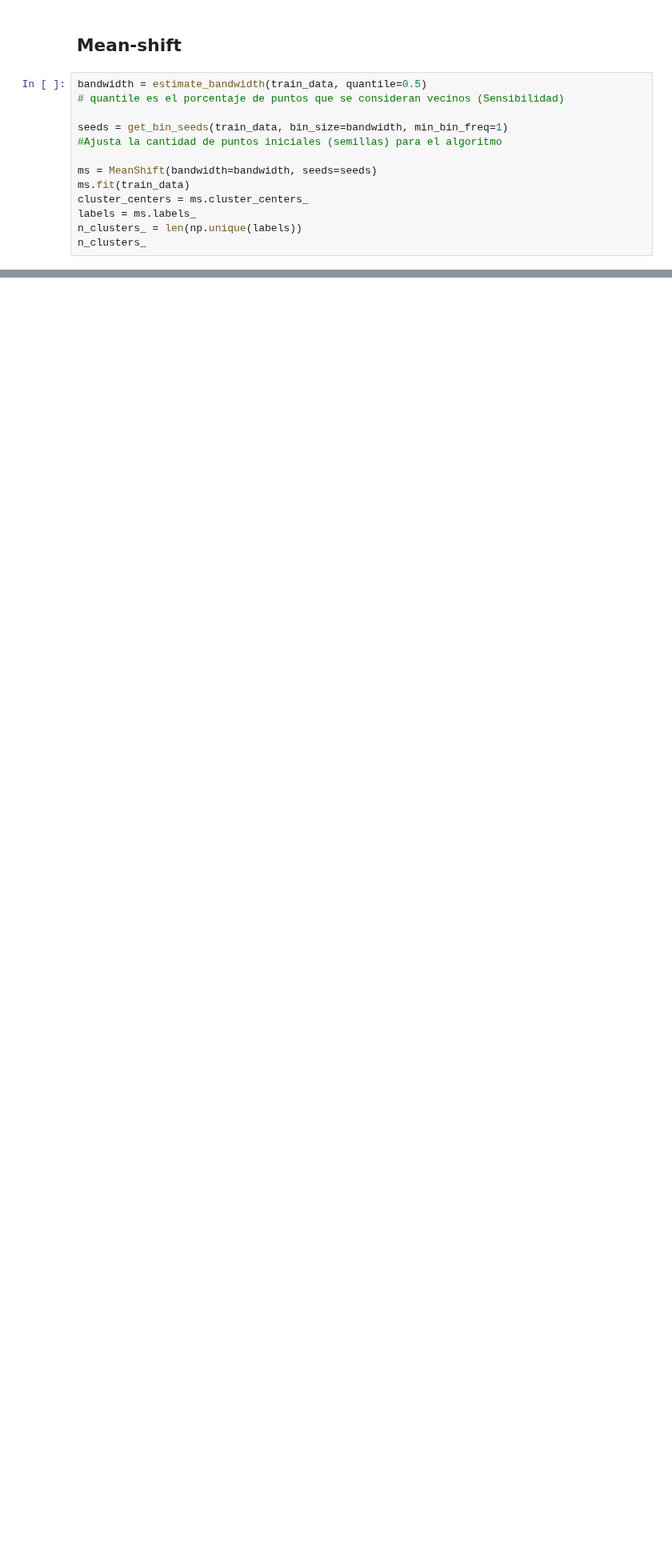
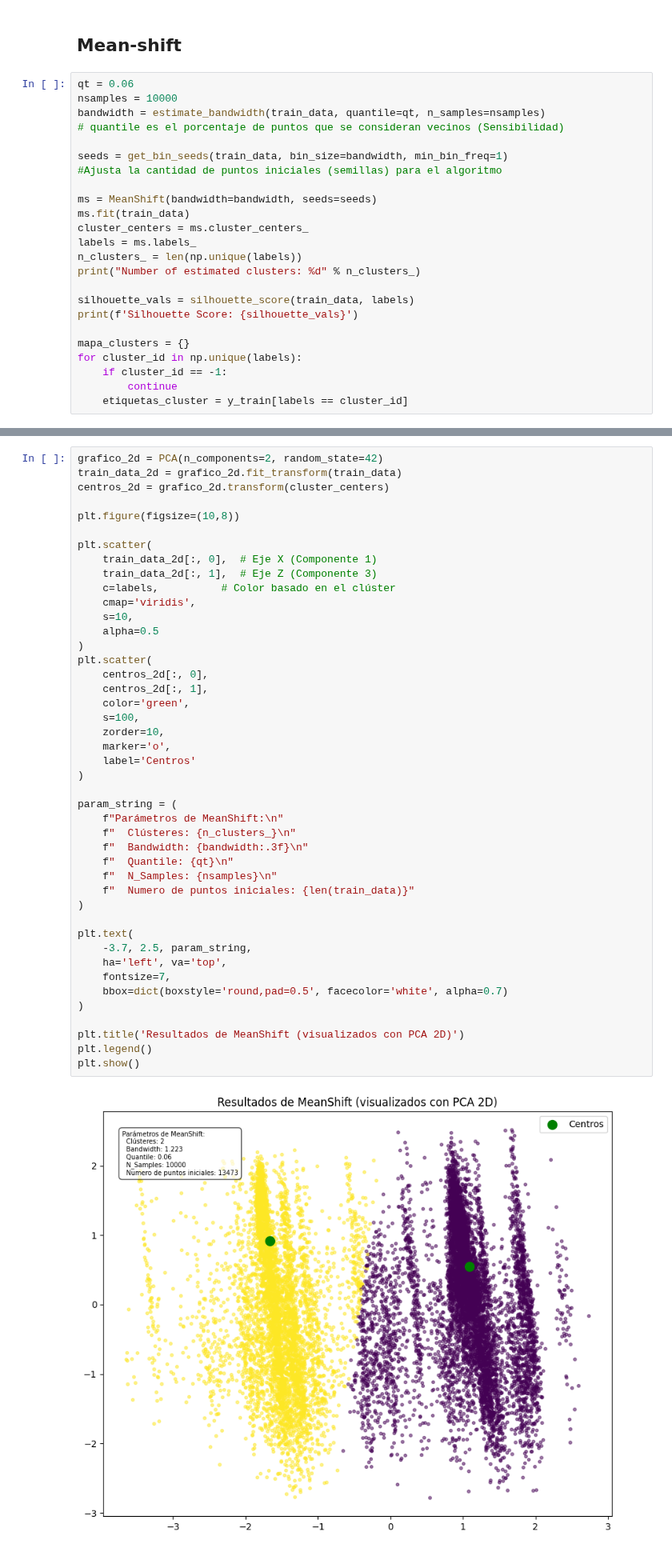
Before and after one commit to branxeto/Laboratorios, a Jupyter notebook: Lab IA/Tarea 2/Item1.ipynb, the cells around one changed output, grey strips where cells are left out. Shown at 80% size. Saved outputs shown, nothing was run; the diff lists cells and outputs as text; blank space fills up the shorter version.

```diff
--- a/Lab IA/Tarea 2/Item1.ipynb
+++ b/Lab IA/Tarea 2/Item1.ipynb
@@ -53,7 +68,9 @@ print(df_housing.shape)
 # %% [markdown]
 ## Mean-shift
 # %%
-bandwidth = estimate_bandwidth(train_data, quantile=0.5)
+qt = 0.06
+nsamples = 10000
+bandwidth = estimate_bandwidth(train_data, quantile=qt, n_samples=nsamples)
 # quantile es el porcentaje de puntos que se consideran vecinos (Sensibilidad)
 
 seeds = get_bin_seeds(train_data, bin_size=bandwidth, min_bin_freq=1)
@@ -64,5 +81,14 @@ ms.fit(train_data)
 cluster_centers = ms.cluster_centers_
 labels = ms.labels_
 n_clusters_ = len(np.unique(labels))
-n_clusters_
+print("Number of estimated clusters: %d" % n_clusters_)
+
+silhouette_vals = silhouette_score(train_data, labels)
+print(f'Silhouette Score: {silhouette_vals}')
+
+mapa_clusters = {}
+for cluster_id in np.unique(labels):
+    if cluster_id == -1:
+        continue
+    etiquetas_cluster = y_train[labels == cluster_id]
 # %% [output]
@@ -69,0 +97,46 @@ n_clusters_
+# %%
+grafico_2d = PCA(n_components=2, random_state=42)
+train_data_2d = grafico_2d.fit_transform(train_data)
+centros_2d = grafico_2d.transform(cluster_centers)
+
+plt.figure(figsize=(10,8))
+
+plt.scatter(
+    train_data_2d[:, 0],  # Eje X (Componente 1)
+    train_data_2d[:, 1],  # Eje Z (Componente 3)
+    c=labels,          # Color basado en el clúster
+    cmap='viridis',
+    s=10,
+    alpha=0.5
+)
+plt.scatter(
+    centros_2d[:, 0],
+    centros_2d[:, 1],
+    color='green',
+    s=100,
+    zorder=10,
+    marker='o',
+    label='Centros'
+)
+
+param_string = (
+    f"Parámetros de MeanShift:\n"
+    f"  Clústeres: {n_clusters_}\n"
+    f"  Bandwidth: {bandwidth:.3f}\n"
+    f"  Quantile: {qt}\n"
+    f"  N_Samples: {nsamples}\n"
+    f"  Numero de puntos iniciales: {len(train_data)}"
+)
+
+plt.text(
+    -3.7, 2.5, param_string,
+    ha='left', va='top',
+    fontsize=7,
+    bbox=dict(boxstyle='round,pad=0.5', facecolor='white', alpha=0.7)
+)
+
+plt.title('Resultados de MeanShift (visualizados con PCA 2D)')
+plt.legend()
+plt.show()
+# %% [output]
+[figure, added]
```
Also changed, not shown: parts of 3 cells of this notebook.
